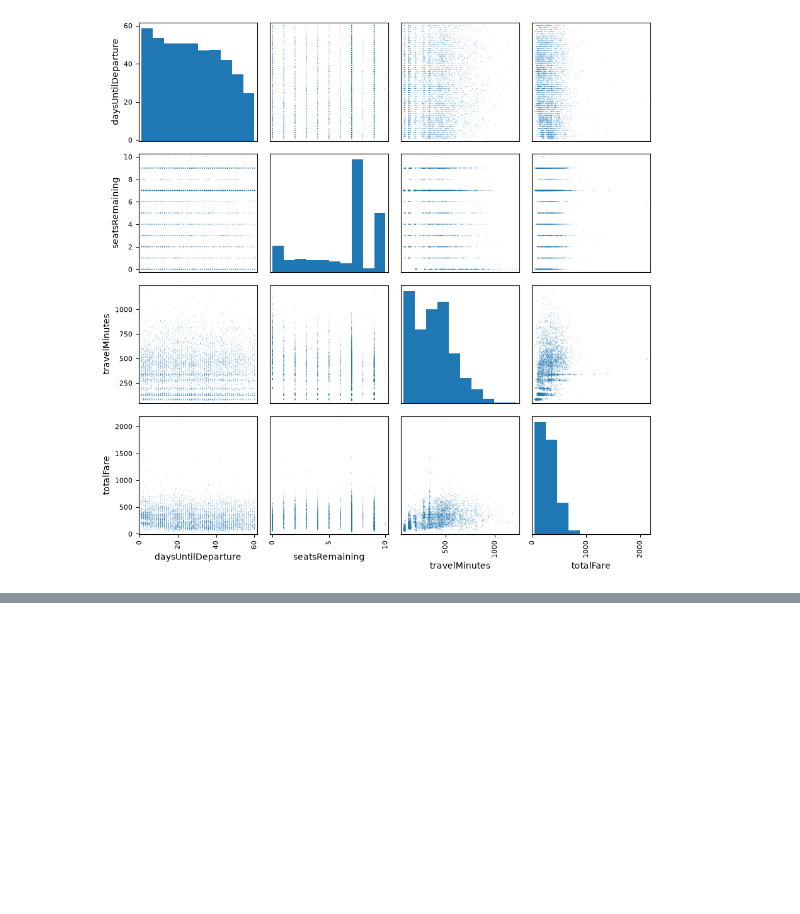
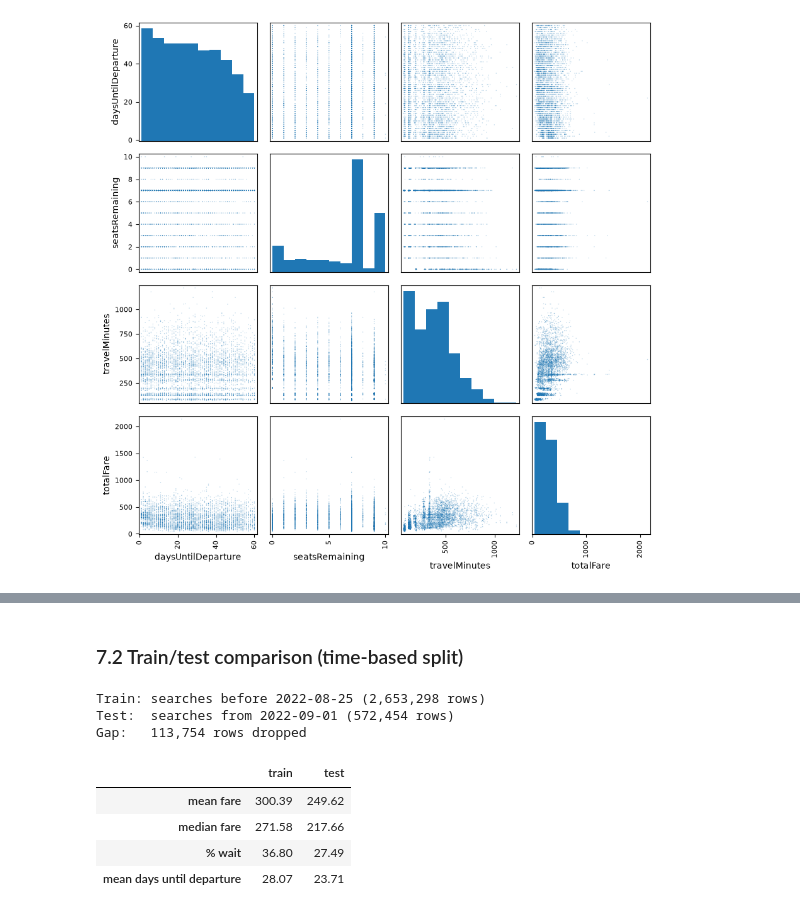
Before and after one commit to anitaroese/flight-price-prediction, a Jupyter notebook: 03_EDA.ipynb, the cells around one changed output, grey strips where cells are left out. Cells and saved outputs as stored; diff of their text form; code cells hidden in the pictures; blank space fills up the shorter version.

```diff
--- a/03_EDA.ipynb
+++ b/03_EDA.ipynb
@@ -622,0 +643,23 @@ plt.show()
+# %% [markdown]
+### 7.2 Train/test comparison (time-based split)
+# %%
+cutoff = df["searchDate"].quantile(0.80).normalize()
+train = df[df["searchDate"] < cutoff]
+test = df[df["searchDate"] >= cutoff + pd.Timedelta(days=7)]
+
+print(f"Train: searches before {cutoff.date()} ({len(train):,} rows)")
+print(f"Test:  searches from {(cutoff + pd.Timedelta(days=7)).date()} ({len(test):,} rows)")
+print(f"Gap:   {len(df) - len(train) - len(test):,} rows dropped")
+pd.DataFrame({
+    "train": [train["totalFare"].mean(), train["totalFare"].median(), train["wait"].mean() * 100, train["daysUntilDeparture"].mean()],
+    "test":  [test["totalFare"].mean(),  test["totalFare"].median(),  test["wait"].mean() * 100,  test["daysUntilDeparture"].mean()],
+}, index=["mean fare", "median fare", "% wait", "mean days until departure"]).round(2)
+# %% [output]
+Train: searches before 2022-08-25 (2,653,298 rows)
+Test:  searches from 2022-09-01 (572,454 rows)
+Gap:   113,754 rows dropped
+|  | train | test |
+| mean fare | 300.39 | 249.62 |
+| median fare | 271.58 | 217.66 |
+| % wait | 36.80 | 27.49 |
+| mean days until departure | 28.07 | 23.71 |
```
Also changed, not shown: parts of 3 cells of this notebook, 1 other file.
